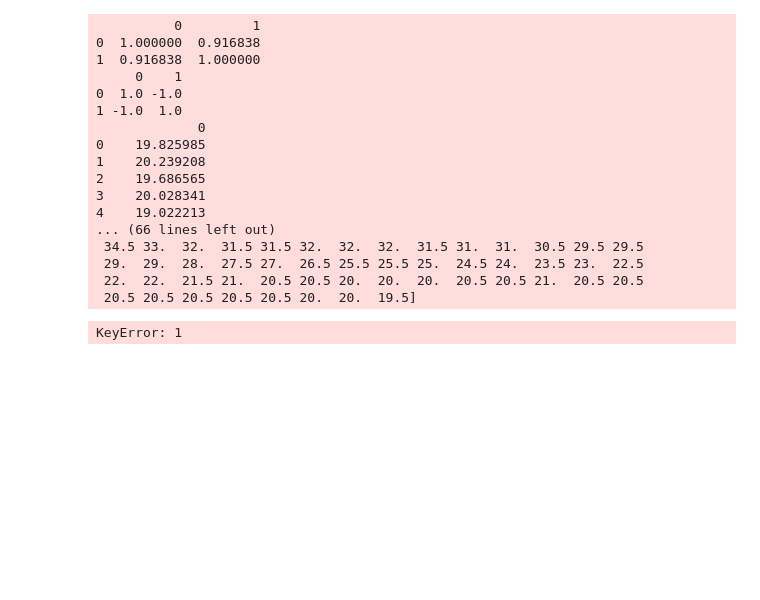
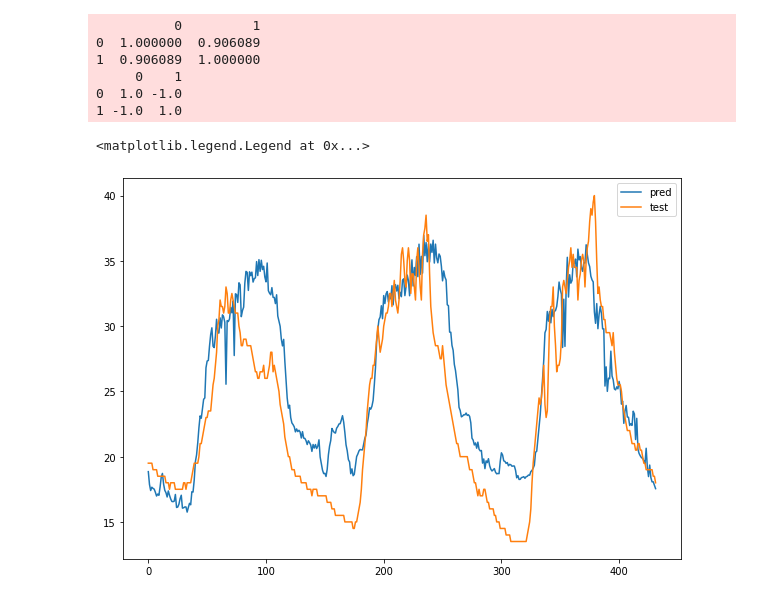
Before and after one commit to cih468/aiTemperature, a Jupyter notebook: aiTemp.ipynb, the cells around one changed output. Saved outputs shown, nothing was run; the diff lists cells and outputs as text; code cells hidden in the pictures; blank space fills up the shorter version.

```diff
--- a/aiTemp.ipynb
+++ b/aiTemp.ipynb
@@ -92,7 +96,9 @@ def msse(y_pred, y_true):
 simple_lstm_model = tf.keras.models.Sequential([
   tf.keras.layers.LSTM(128, input_shape=sequence.shape[-2:]),
 
-  tf.keras.layers.Dense(128, activation='linear'),
+  tf.keras.layers.Dense(128, activation='relu'),
+
+  tf.keras.layers.Dense(128, activation='relu'),
 
   tf.keras.layers.Dense(1)
 
@@ -110,16 +116,8 @@ class myCallback(tf.keras.callbacks.Callback):
 # %%
 callbacks = myCallback()
 # %%
-"""
-dataX = sequence
-dataY = target
-data_dim = X_trainLen
-
-train_size = int(len(dataY))
-output_size = 3 * 144
-trainX = np.array(dataX[0:train_size])
-trainY = np.array(dataY[0:train_size])
-"""
+# 8:2로 train / test 데이터 나눠서
+# validation data 로 활용
 
 dataX = sequence
 dataY = target
@@ -130,13 +128,13 @@ test_size = len(dataY) - train_size
 trainX = np.array(dataX[0:train_size]) ,
 testX = np.array(dataX[train_size:len(dataX)])
 trainY = np.array(dataY[0:train_size])
-testY = np.array(dataY[train_size:len(dataY)])
+testY = np.array(dataY[train_size:len(dataX)])
 # %%
 # 모델 학습
 simple_lstm_model.fit(
     sequence, target,
-    epochs=10,
-    batch_size=128,
+    epochs=20,
+    batch_size=10,
     verbose=1,
     shuffle=False,
     callbacks = [callbacks]
@@ -171,40 +166,26 @@ def cal_res(pred,test):
   return res / len(pred)
 # %%
+# Y16 센서 예측값 및 실제값 그래프로 표현
+
 testX, _ = convert_to_timeseries(pd.concat([X_train.tail(144*3+12),train['Y00'].tail(144*3+12)],axis=1), interval = 12)
 y_pred = pd.DataFrame(simple_lstm_model.predict(testX))
 cor_test = pd.concat([y_pred, train['Y18'].tail(144*3).reset_index(drop=True)],ignore_index=True,axis=1).corr()
 print(cor_test)
 cor = cor_test.corr()
 print(cor)
 
 testY = np.array(testY)
 
-print(y_pred)
-print(testY)
-
-
-plt.figure(figsize=(15,10))
+plt.figure(figsize=(10,7))
 plt.plot(y_pred)
-plt.plot(testY)
+plt.plot(testY[:len(y_pred)])
 plt.legend(['pred','test'])
-
-print(cal_res(y_pred,testY))
 # %% [output]
           0         1
-0  1.000000  0.916838
-1  0.916838  1.000000
+0  1.000000  0.906089
+1  0.906089  1.000000
      0    1
 0  1.0 -1.0
 1 -1.0  1.0
-             0
-0    19.825985
-1    20.239208
-2    19.686565
-3    20.028341
-4    19.022213
-... (66 lines left out)
- 34.5 33.  32.  31.5 31.5 32.  32.  32.  31.5 31.  31.  30.5 29.5 29.5
- 29.  29.  28.  27.5 27.  26.5 25.5 25.5 25.  24.5 24.  23.5 23.  22.5
- 22.  22.  21.5 21.  20.5 20.5 20.  20.  20.  20.5 20.5 21.  20.5 20.5
- 20.5 20.5 20.5 20.5 20.5 20.  20.  19.5]
-KeyError: 1
+<matplotlib.legend.Legend at 0x...>
+[figure, added]
```
Also changed, not shown: parts of 14 cells of this notebook, 1 other file.
